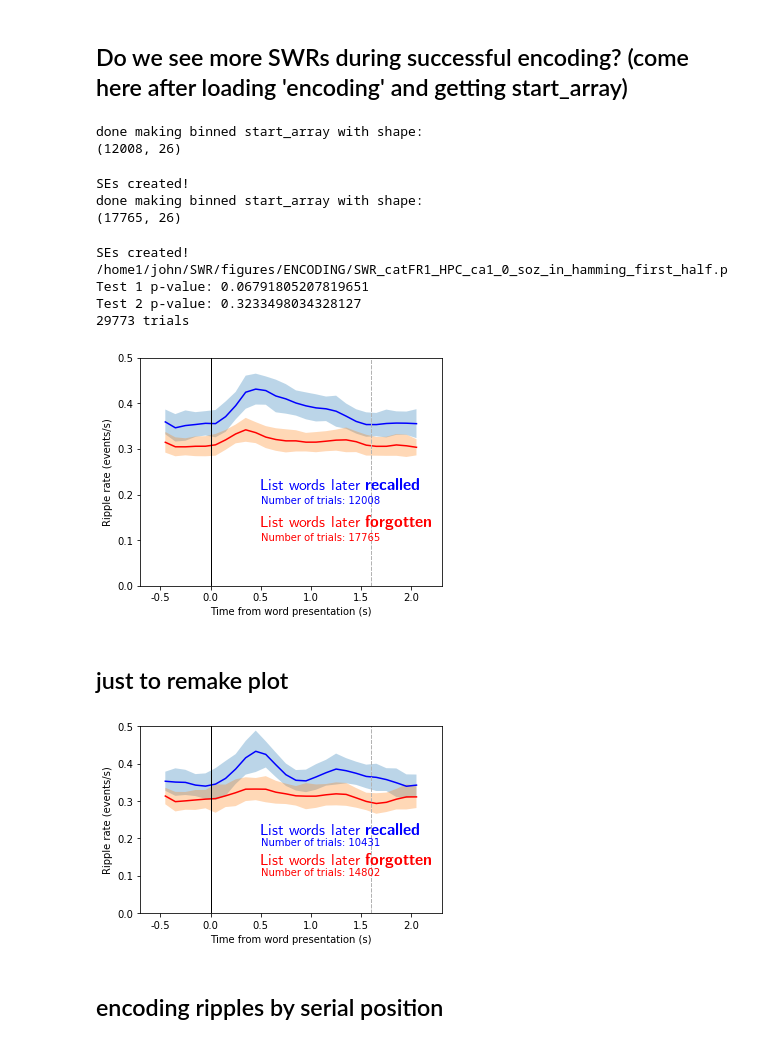
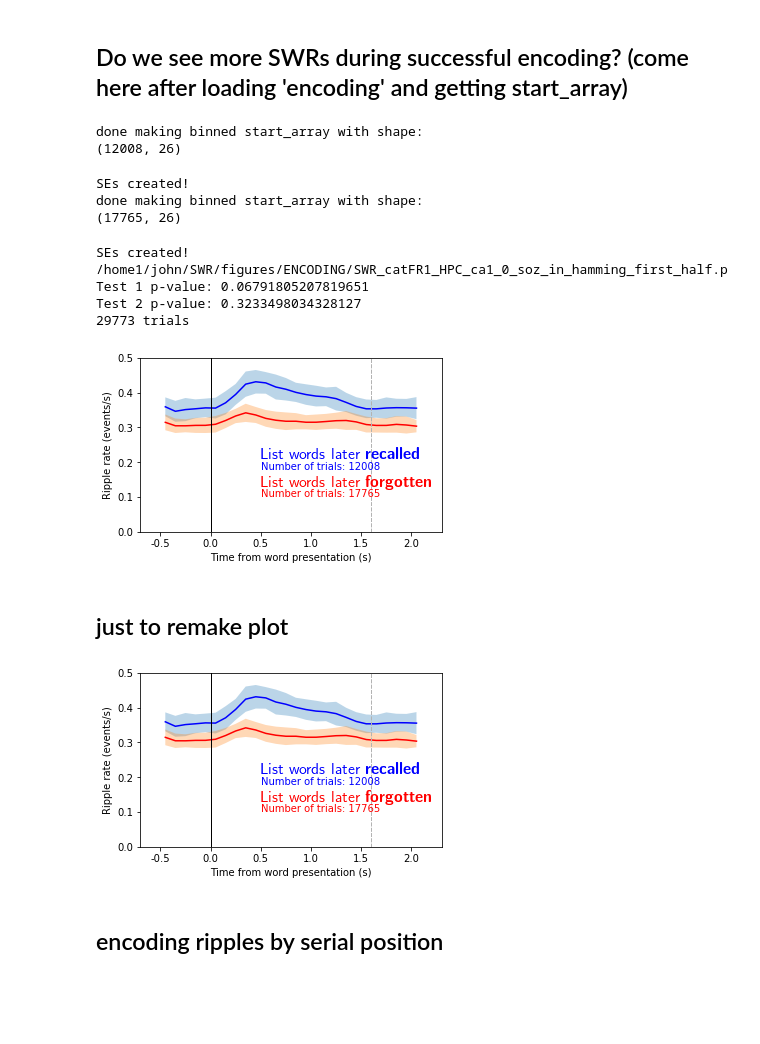
Before and after one commit to jjsakon/SWR, a Jupyter notebook: code/SWRanalysis-encodingLoad.ipynb, the cells around one changed output. Drawn from its saved outputs; the diff is of its cells as text; code cells hidden in the pictures; blank space fills up the shorter version.

```diff
--- a/code/SWRanalysis-encodingLoad.ipynb
+++ b/code/SWRanalysis-encodingLoad.ipynb
@@ -29,7 +29,7 @@ from SWRmodule import *
 import seaborn as sb
 
 df = get_data_index("r1") # all RAM subjects
-exp = 'RepFR1' # 'FR1' 'catFR1'
+exp = 'catFR1' # 'FR1' 'catFR1'
 # %% [output]
 The autoreload extension is already loaded. To reload it, use:
   %reload_ext autoreload
@@ -154,7 +147,7 @@ sub_selection = 'whole' # 'second_half', 'whole' ,'first_half'
                               # analyze first 40%, remaining 60% of data, or whole?
                               # works for FR1 and catFR1
 ###
-
+%autoreload
 # get strings for path name for save and loading cluster data
 if recall_type_switch in [0,4,6,8]:
     # for these I'm using all trials, but selecting for which recall after the fact
@@ -178,7 +171,7 @@ electrode_labels = []; channel_coords = []; channel_nums = []
 
 analysis_df = getSplitDF(exp_df,sub_selection,exp)
 
-for row in exp_df.itertuples(): #analysis_df.itertuples(): #sub_df.itertuples():  #analysis_df.itertuples():
+for row in analysis_df.itertuples(): #analysis_df.itertuples(): #sub_df.itertuples():  #analysis_df.itertuples():
     try:
         sub = row.subject; session = row.session; exp = row.experiment
 
@@ -224,6 +217,7 @@ print('**Done reading data**')
 
 subject_name_array,session_name_array,electrode_array,channel_coords_array,channel_nums_array = getSubSessPredictorsWithChannelNums(
         sub_names,sub_sess_names,trial_nums,electrode_labels,channel_coords,channel_nums)
+session_events['channel_num'] = channel_nums_array # append channels into the df
 
 # temp_recall_idxs = np.array(list_recall_num_array)>=0 # just keep them all
 
@@ -246,19 +240,18 @@ ripple_array.shape
 region_electrode_ct = np.array(region_electrode_ct)
 # print('Number of electrodes in each session: '); region_electrode_ct
 print('From '+str(sum(region_electrode_ct>0))+'/'+str(len(region_electrode_ct))+' sessions with >0 '+region_name+' electrodes')
-print('Total electrodes: '+str(sum(region_electrode_ct)))
-print('Length of HPC names: '+str(len(HPC_names)))
-print('Total trials: '+str(np.sum(trial_nums)))
+print('Total trials: '+str(int(np.sum(trial_nums))))
 print('Unique sessions: '+str(len(np.unique(sub_sess_names))))
-print('Unique subjects: '+str(len(np.unique(sub_names))))
+print('...from '+str(len(np.unique(subject_name_array)))+' patients')
 
 # some info about regions
-print('Total electrodes: '+str(len(HPC_names)))
-unique_names = np.unique(HPC_names); print(unique_names)
+sub_elec = [subject_name_array[i]+electrode_array[i] for i in range(len(electrode_array))]
+print('Number of electrodes: '+str(len(np.unique(sub_elec))))
+
+print('Electrode regions X sessions:')
 for name in unique_names:
     num_elecs = sum(np.array([names.find(name) for names in HPC_names])>=0)
     print(str(num_elecs)+' for '+name)
-# channel_nums
 # %% [output]
 []
 []
@@ -372,7 +357,7 @@ show();
 # %%
 ## DO YOU WANT TO SELECT A SUBFIELD or OUTPUT POSITION?? ##
 
-select_subfield = False   # note: if you already ran this once, have to load again from data
+select_subfield = True   # note: if you already ran this once, have to load again from data
                           # also this is only for HPC. So set to False for ENT and PHC
 
 # select for subfield if HPC
@@ -596,7 +583,7 @@ array([1, 1, 2, 2, 2, 1])
 # Then bin it for the CIs and plot each
 # then do ME stats on seleted bins and add significance bars if p<0.05
 
-plot_SEs = 0
+plot_SEs = 1
 
 bin_size = 100 # in ms
 smoothing_triangle = 5 # triangular smoothing window width
@@ -644,7 +631,7 @@ for category in range(1,4):
 
     # note that output is the net ± distance from mean
 
-    if (plot_SEs == 1) & (category in [1,4]):
+    if (plot_SEs == 1) & (category in [1,3]):
         SE_plot = getMixedEffectSEs(binned_start_array,temp_subject_name_array,temp_session_name_array)
         print('SEs created!')
 
@@ -654,7 +641,7 @@ for category in range(1,4):
 
     plot(xr,PSTH[pad:-pad],color=plot_color,label = label)
 
-    if (plot_SEs == 1) & (category in [0,3]):
+    if (plot_SEs == 1) & (category in [1,3]):
         fill_between(xr, PSTH[pad:-pad]-SE_plot[0,:], PSTH[pad:-pad]+SE_plot[0,:], alpha = 0.3)
     xticks(np.arange(pre_encoding_time+pad*100,encoding_time-pad*100+1,500),
            np.arange((pre_encoding_time+pad*100)/1000,(encoding_time-pad*100)/1000+1,500/1000))
@@ -1118,7 +1096,7 @@ for category in range(2):
         session_name_array = sess_recalled
 
         # for plot
-        subplots(1,1,figsize=(5,4))
+        subplots(1,1,figsize=(5,3.375))
         label = 'List words later \\textbf{recalled}'
         plot_color = (0,0,1)
         text(500,0.21,label,usetex=True,size=16,color=plot_color)
@@ -1229,34 +1207,34 @@ print('Test 2 p-value: '+str(bin_model2.pvalues[1]))
 print(str(num_trials)+' trials')
 
 if save_plot_data == 1:
     # get strings for path name for save and loading cluster data
 
     if os.path.isdir(path_name) == False:
         os.mkdir(path_name)
     if type(location_selected)==list:
         location_selected = 'ca1dg'
     with open(fn,'wb') as f:
         pickle.dump({'bin_centers':bin_centers,'PSTH_recalled':PSTH_recalled,'PSTH_forgotten':PSTH_forgotten,
                     'SE_recalled':SE_recalled,'SE_forgotten':SE_forgotten,'bin_model1':bin_model1,'bin_model2':bin_model2,
                     'binned_recalled_array1':binned_recalled_array1,'binned_forgot_array1':binned_forgot_array1,
                     'binned_recalled_array2':binned_recalled_array2,'binned_forgot_array2':binned_forgot_array2,
                     'subject_name_array':subject_name_array,'session_name_array':session_name_array,
                     'electrode_array':electrode_array,'channel_coords_array':channel_coords_array,
                     'master_key':master_key}, f)
         # master_key is indicator for subsequently remembered and forgotten. Can get num_trials from it too
 a=1;
 # %% [output]
 done making binned start_array with shape:
 (12008, 26)
 SEs created!
 done making binned start_array with shape:
 (17765, 26)
 SEs created!
 /home1/john/SWR/figures/ENCODING/SWR_catFR1_HPC_ca1_0_soz_in_hamming_first_half.p
 Test 1 p-value: 0.06791805207819651
 Test 2 p-value: 0.3233498034328127
 29773 trials
-[figure, old version]
+[figure, new version]
 # %% [markdown]
 ## just to remake plot
 # %%
@@ -1311,7 +1289,7 @@ for category in range(2):
     plot([1600,1600],[ax.get_ylim()[0],ax.get_ylim()[1]],linewidth=1,linestyle='--',color=(0.7,0.7,0.7))
 a=1;
 # %% [output]
-[figure, old version]
+[figure, new version]
 # %% [markdown]
 ## encoding ripples by serial position
 # %%
```
Also changed, not shown: parts of 13 cells of this notebook, 3 other files.
